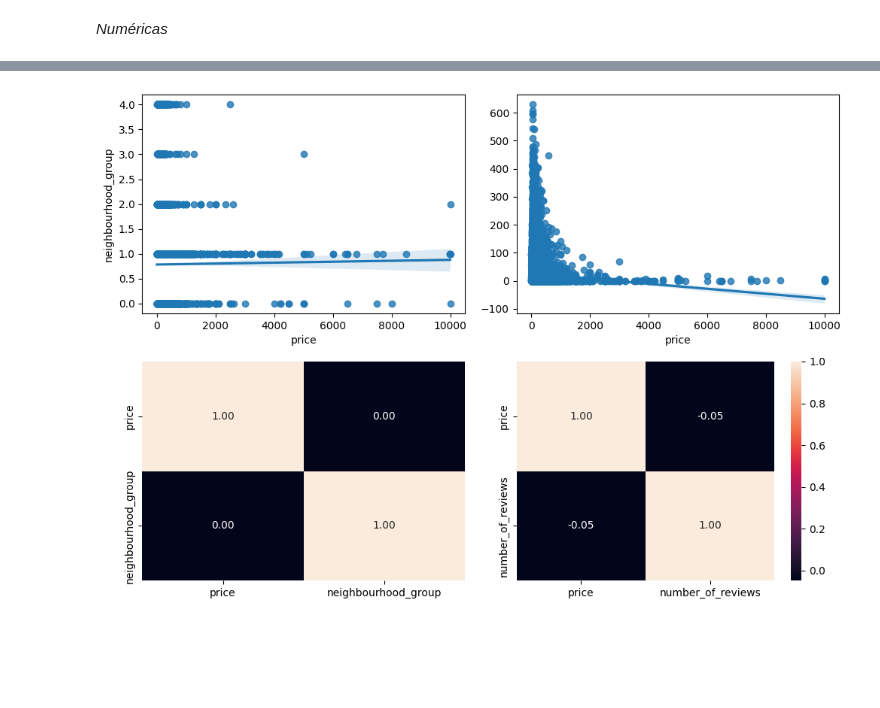
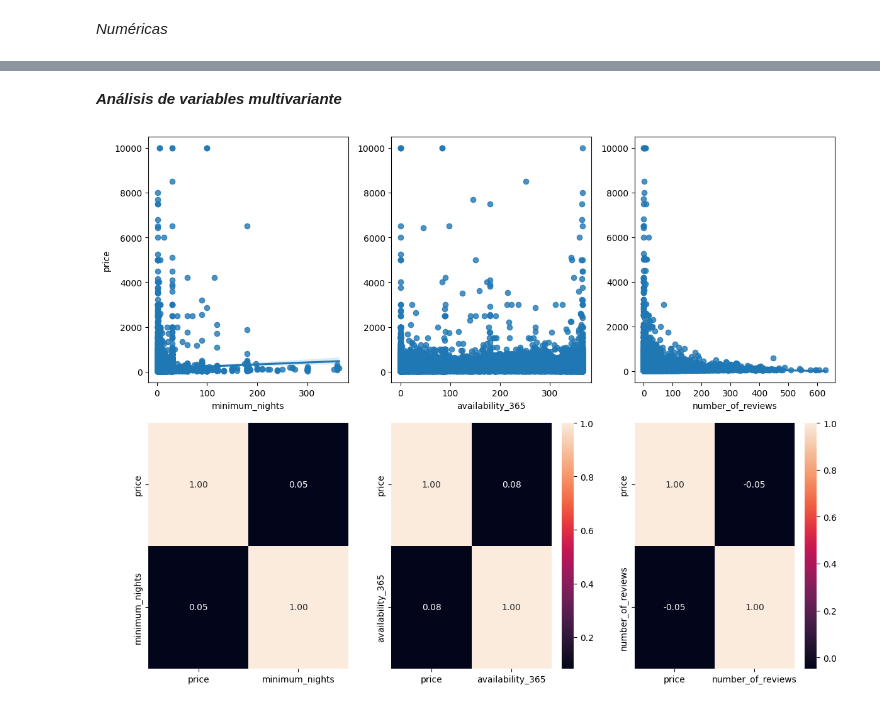
Before and after one commit to JLizon/JLL_machine-learning-python-template, a Jupyter notebook: src/explore.ipynb, the cells around one changed output, grey strips where cells are left out. Cells and saved outputs as stored; diff of their text form; code cells hidden in the pictures; blank space fills up the shorter version.

```diff
--- a/src/explore.ipynb
+++ b/src/explore.ipynb
@@ -2,12 +2,10 @@
 ***Exploración y limpieza de datos***
 # %%
 import pandas as pd
-import numpy as np
 
 url = '/workspaces/JLL_machine-learning-python-template/data/raw/url.csv'
 
 data = pd.read_csv(url, sep=",")
-data.drop(["host_name","name", "id", "last_review","reviews_per_month"], axis = 1, inplace = True)
 data.info()
 # %% [output]
 <class 'pandas.core.frame.DataFrame'>
@@ -30,0 +30,2 @@ memory usage: 4.1+ MB
+# %%
+data.drop(["host_name","name", "id", "last_review","reviews_per_month", "calculated_host_listings_count", "host_id"], axis = 1, inplace = True)
@@ -30,0 +34,4 @@ memory usage: 4.1+ MB
+# %%
+data.drop(data[(data['price'] == 0)].index, inplace=True)
+data.drop(data[(data['minimum_nights'] >= 365)].index, inplace=True)
+data.info()
@@ -65,18 +107,17 @@ plt.show()
+# %% [markdown]
+***Análisis de variables multivariante***
 # %%
-data["neighbourhood_group"] = pd.factorize(data["neighbourhood_group"])[0]
+fig, axis = plt.subplots(2, 3, figsize = (12, 9))
 
-fig, axis = plt.subplots(2, 2, figsize = (10, 7))
+sns.regplot(ax = axis[0, 0], data = data, x = "minimum_nights", y = "price")
+sns.heatmap(data[["price", "minimum_nights"]].corr(), annot = True, fmt = ".2f", ax = axis[1, 0], cbar = False)
+sns.regplot(ax = axis[0, 1], data = data, x = "availability_365", y = "price").set(ylabel=None)
+sns.heatmap(data[["price", "availability_365"]].corr(), annot = True, fmt = ".2f", ax = axis[1, 1])
+sns.regplot(ax = axis[0, 2], data = data, x = "number_of_reviews", y = "price").set(ylabel=None)
+sns.heatmap(data[["price", "number_of_reviews"]].corr(), annot = True, fmt = ".2f", ax = axis[1, 2])
 
-# Crear un diagrama de dispersión múltiple
-sns.regplot(ax = axis[0, 0], data = data, x = "price", y = "neighbourhood_group")
-sns.heatmap(data[["price", "neighbourhood_group"]].corr(), annot = True, fmt = ".2f", ax = axis[1, 0], cbar = False)
-sns.regplot(ax = axis[0, 1], data = data, x = "price", y = "number_of_reviews").set(ylabel=None)
-sns.heatmap(data[["price", "number_of_reviews"]].corr(), annot = True, fmt = ".2f", ax = axis[1, 1])
 
-# Ajustar el layout
 plt.tight_layout()
-
-# Mostrar el plot
 plt.show()
 # %% [output]
-[figure, old version]
+[figure, new version]
```
Also changed, not shown: parts of 31 cells of this notebook.
